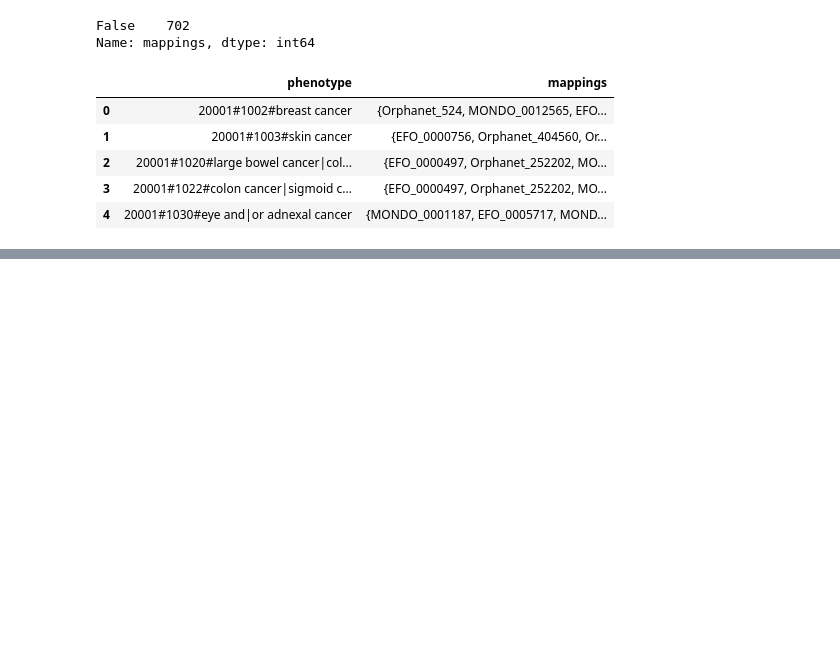
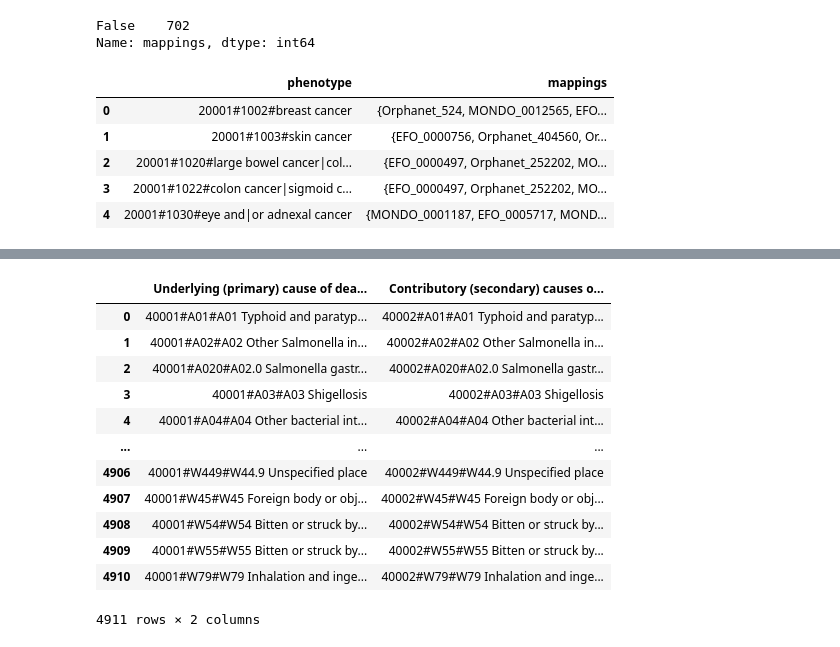
Before and after one commit to ireneisdoomed/random_notebooks, a Jupyter notebook: exome_data/az/notebooks/phenotypes.ipynb, the cells around one changed output, grey strips where cells are left out. Drawn from its saved outputs; the diff is of its cells as text; code cells hidden in the pictures; blank space fills up the shorter version.

```diff
--- a/exome_data/az/notebooks/phenotypes.ipynb
+++ b/exome_data/az/notebooks/phenotypes.ipynb
@@ -353,0 +383,20 @@ Name: mappings, dtype: int64
+# %%
+# Columns about primary and secondary diseases seem to be identical. How often is this true?
+
+union.iloc[:, [3,4]]
+
+# It seems to be the same except for the code in the beginning. This code is the ID that UKB gives to their phenotypes. They make the distinction between primary and secondary. The union phenotype is the aggregation of them both.
+# %% [output]
+|  | Underlying (primary) cause of dea... | Contributory (secondary) causes o... |
+| 0 | 40001#A01#A01 Typhoid and paratyp... | 40002#A01#A01 Typhoid and paratyp... |
+| 1 | 40001#A02#A02 Other Salmonella in... | 40002#A02#A02 Other Salmonella in... |
+| 2 | 40001#A020#A02.0 Salmonella gastr... | 40002#A020#A02.0 Salmonella gastr... |
+| 3 | 40001#A03#A03 Shigellosis | 40002#A03#A03 Shigellosis |
+| 4 | 40001#A04#A04 Other bacterial int... | 40002#A04#A04 Other bacterial int... |
+| ... | ... | ... |
+| 4906 | 40001#W449#W44.9 Unspecified place | 40002#W449#W44.9 Unspecified place |
+| 4907 | 40001#W45#W45 Foreign body or obj... | 40002#W45#W45 Foreign body or obj... |
+| 4908 | 40001#W54#W54 Bitten or struck by... | 40002#W54#W54 Bitten or struck by... |
+| 4909 | 40001#W55#W55 Bitten or struck by... | 40002#W55#W55 Bitten or struck by... |
+| 4910 | 40001#W79#W79 Inhalation and inge... | 40002#W79#W79 Inhalation and inge... |
+4911 rows × 2 columns
```
Also changed, not shown: parts of 15 cells of this notebook, 1 other file.
